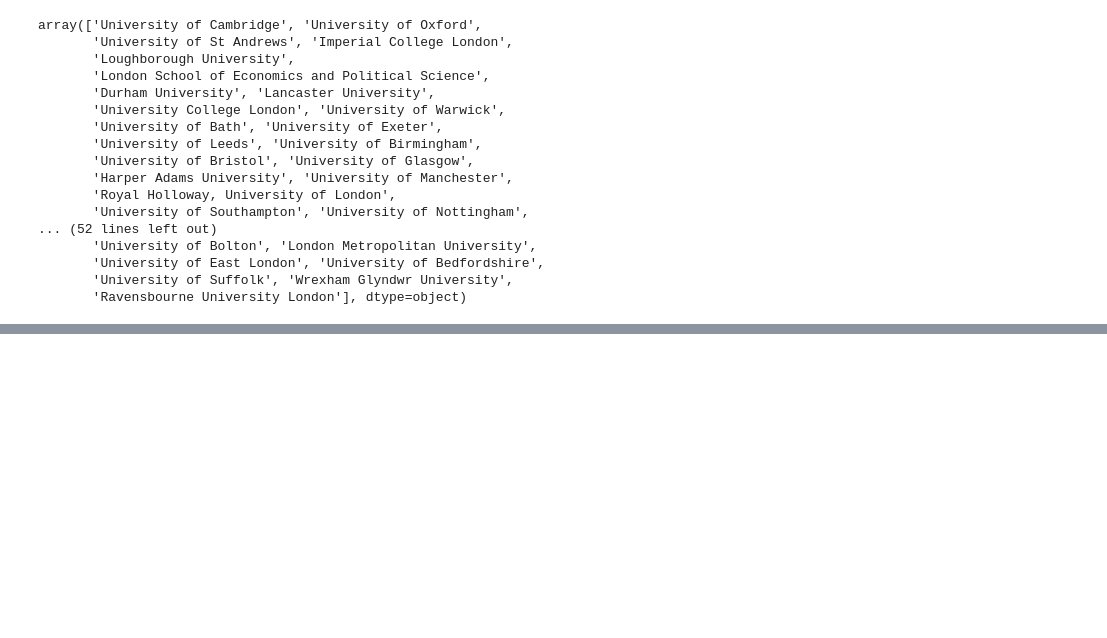
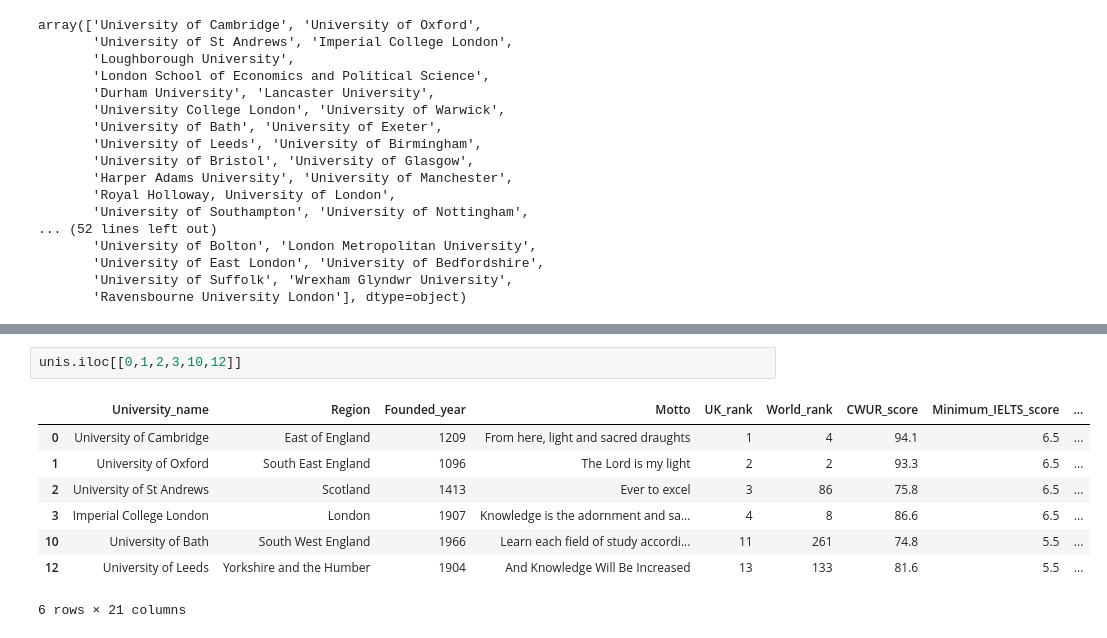
Before and after one commit to saxovia/ml-practice, a Jupyter notebook: 2 - pandas/Pandas.ipynb, the cells around one changed output, grey strips where cells are left out. Drawn from its saved outputs; the diff is of its cells as text; blank space fills up the shorter version.

```diff
--- a/2 - pandas/Pandas.ipynb
+++ b/2 - pandas/Pandas.ipynb
@@ -536,0 +552,11 @@ array(['University of Cambridge', 'University of Oxford',
+# %%
+unis.iloc[[0,1,2,3,10,12]]
+# %% [output]
+|  | University_name | Region | Founded_year | Motto | UK_rank | World_rank | CWUR_score | Minimum_IELTS_score | ... |
+| 0 | University of Cambridge | East of England | 1209 | From here, light and sacred draughts | 1 | 4 | 94.1 | 6.5 | ... |
+| 1 | University of Oxford | South East England | 1096 | The Lord is my light | 2 | 2 | 93.3 | 6.5 | ... |
+| 2 | University of St Andrews | Scotland | 1413 | Ever to excel | 3 | 86 | 75.8 | 6.5 | ... |
+| 3 | Imperial College London | London | 1907 | Knowledge is the adornment and sa... | 4 | 8 | 86.6 | 6.5 | ... |
+| 10 | University of Bath | South West England | 1966 | Learn each field of study accordi... | 11 | 261 | 74.8 | 5.5 | ... |
+| 12 | University of Leeds | Yorkshire and the Humber | 1904 | And Knowledge Will Be Increased | 13 | 133 | 81.6 | 5.5 | ... |
+6 rows × 21 columns
```
Also changed, not shown: parts of 39 cells of this notebook.
